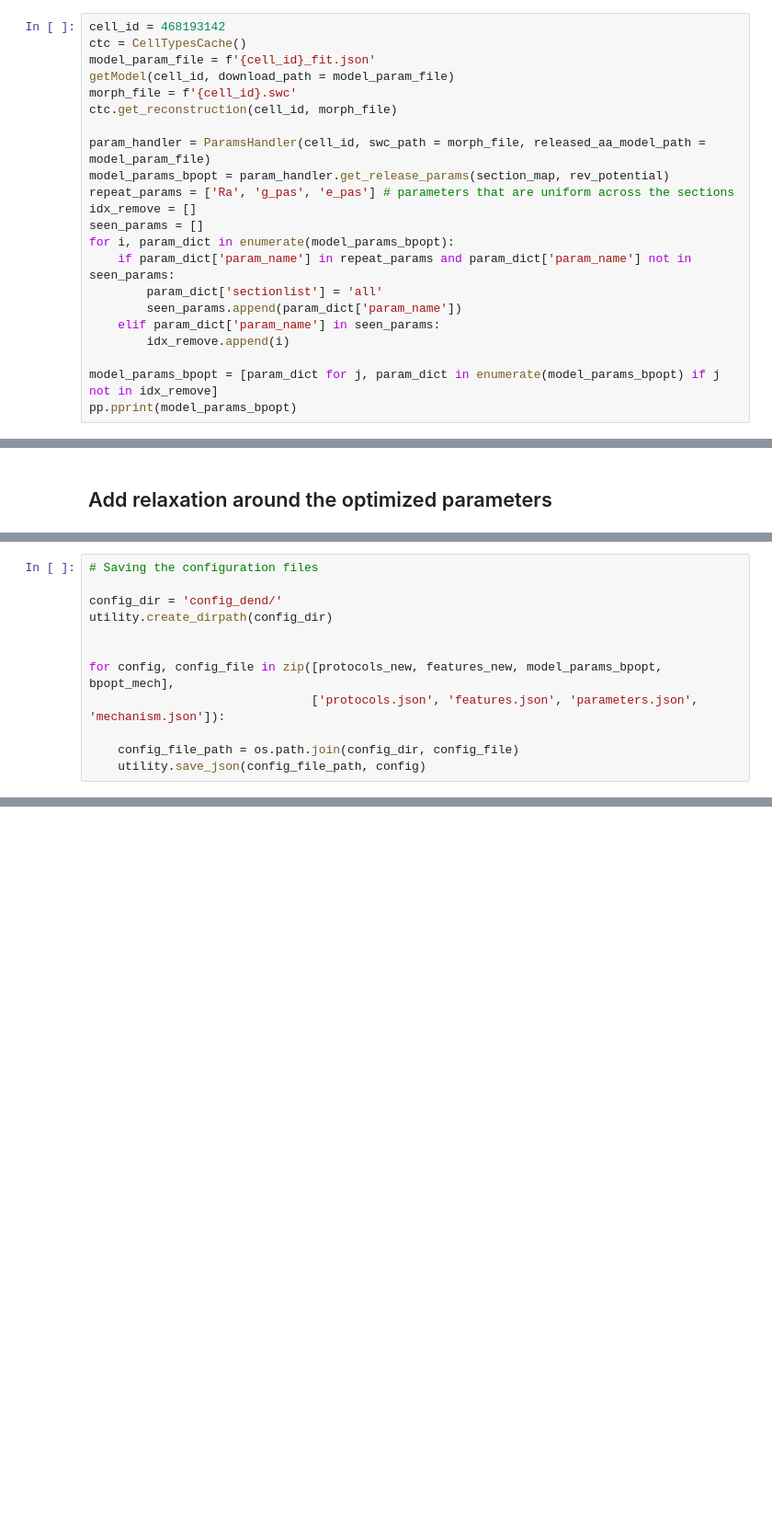
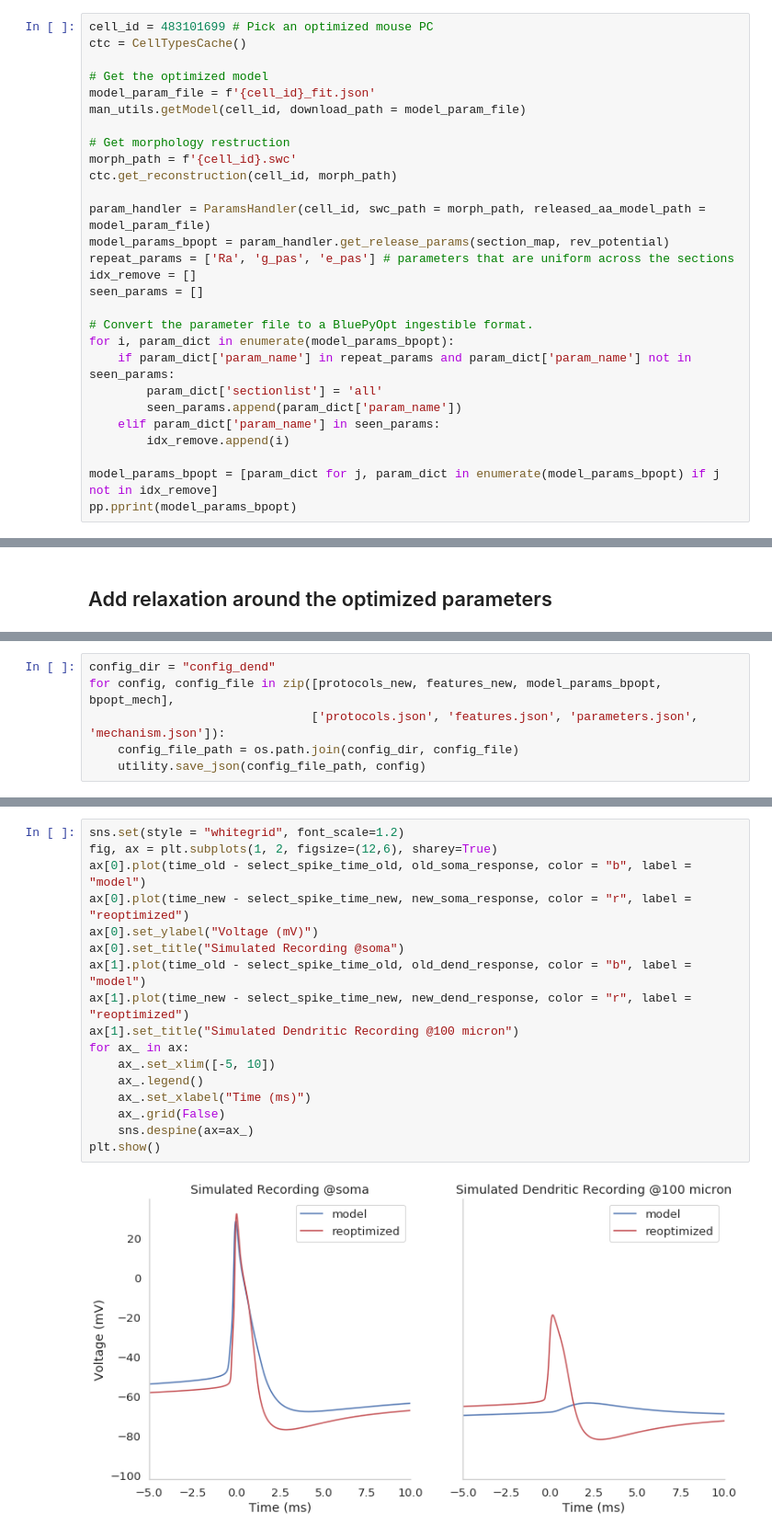
Before and after one commit to AllenInstitute/All-active-Manuscript, a Jupyter notebook: notebooks/Dendritic_Optimization/dend_opt_trial.ipynb, the cells around one changed output, grey strips where cells are left out. Shown at 92% size. Cells and saved outputs as stored; diff of their text form; blank space fills up the shorter version.

Commit message:
dendritic optimization and other updates

```diff
--- a/notebooks/Dendritic_Optimization/dend_opt_trial.ipynb
+++ b/notebooks/Dendritic_Optimization/dend_opt_trial.ipynb
@@ -21,16 +29,22 @@ section_map = utility.bpopt_section_map
 # %%
-cell_id = 468193142
+cell_id = 483101699 # Pick an optimized mouse PC
 ctc = CellTypesCache()
+
+# Get the optimized model
 model_param_file = f'{cell_id}_fit.json'
-getModel(cell_id, download_path = model_param_file)
-morph_file = f'{cell_id}.swc'
-ctc.get_reconstruction(cell_id, morph_file)
+man_utils.getModel(cell_id, download_path = model_param_file)
 
-param_handler = ParamsHandler(cell_id, swc_path = morph_file, released_aa_model_path = model_param_file)
+# Get morphology restruction
+morph_path = f'{cell_id}.swc'
+ctc.get_reconstruction(cell_id, morph_path)
+
+param_handler = ParamsHandler(cell_id, swc_path = morph_path, released_aa_model_path = model_param_file)
 model_params_bpopt = param_handler.get_release_params(section_map, rev_potential)
 repeat_params = ['Ra', 'g_pas', 'e_pas'] # parameters that are uniform across the sections
 idx_remove = []
 seen_params = []
+
+# Convert the parameter file to a BluePyOpt ingestible format.
 for i, param_dict in enumerate(model_params_bpopt):
     if param_dict['param_name'] in repeat_params and param_dict['param_name'] not in seen_params:
         param_dict['sectionlist'] = 'all'
@@ -169,12 +182,6 @@ bpopt_mech = utility.load_json('config/mechanism.json')
 # %%
-# Saving the configuration files
-
-config_dir = 'config_dend/'
-utility.create_dirpath(config_dir)
-
-
+config_dir = "config_dend"
 for config, config_file in zip([protocols_new, features_new, model_params_bpopt, bpopt_mech],
                                ['protocols.json', 'features.json', 'parameters.json', 'mechanism.json']):
-
     config_file_path = os.path.join(config_dir, config_file)
     utility.save_json(config_file_path, config)
@@ -180,0 +258,19 @@ for config, config_file in zip([protocols_new, features_new, model_params_bpopt,
+# %%
+sns.set(style = "whitegrid", font_scale=1.2)
+fig, ax = plt.subplots(1, 2, figsize=(12,6), sharey=True)
+ax[0].plot(time_old - select_spike_time_old, old_soma_response, color = "b", label = "model")
+ax[0].plot(time_new - select_spike_time_new, new_soma_response, color = "r", label = "reoptimized")
+ax[0].set_ylabel("Voltage (mV)")
+ax[0].set_title("Simulated Recording @soma")
+ax[1].plot(time_old - select_spike_time_old, old_dend_response, color = "b", label = "model")
+ax[1].plot(time_new - select_spike_time_new, new_dend_response, color = "r", label = "reoptimized")
+ax[1].set_title("Simulated Dendritic Recording @100 micron")
+for ax_ in ax:
+    ax_.set_xlim([-5, 10])
+    ax_.legend()
+    ax_.set_xlabel("Time (ms)")
+    ax_.grid(False)
+    sns.despine(ax=ax_)
+plt.show()
+# %% [output]
+[figure, added]
```
Also changed, not shown: parts of 12 cells of this notebook, 15 other files.
